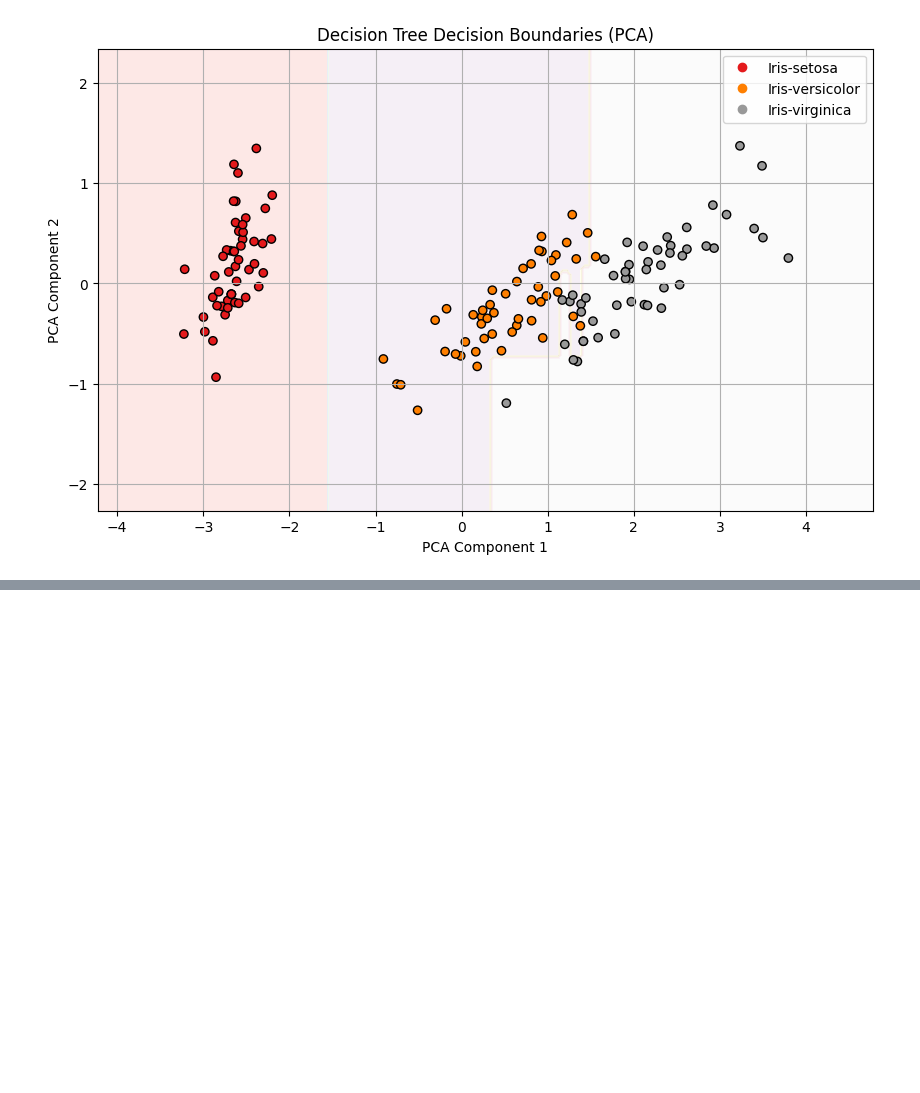
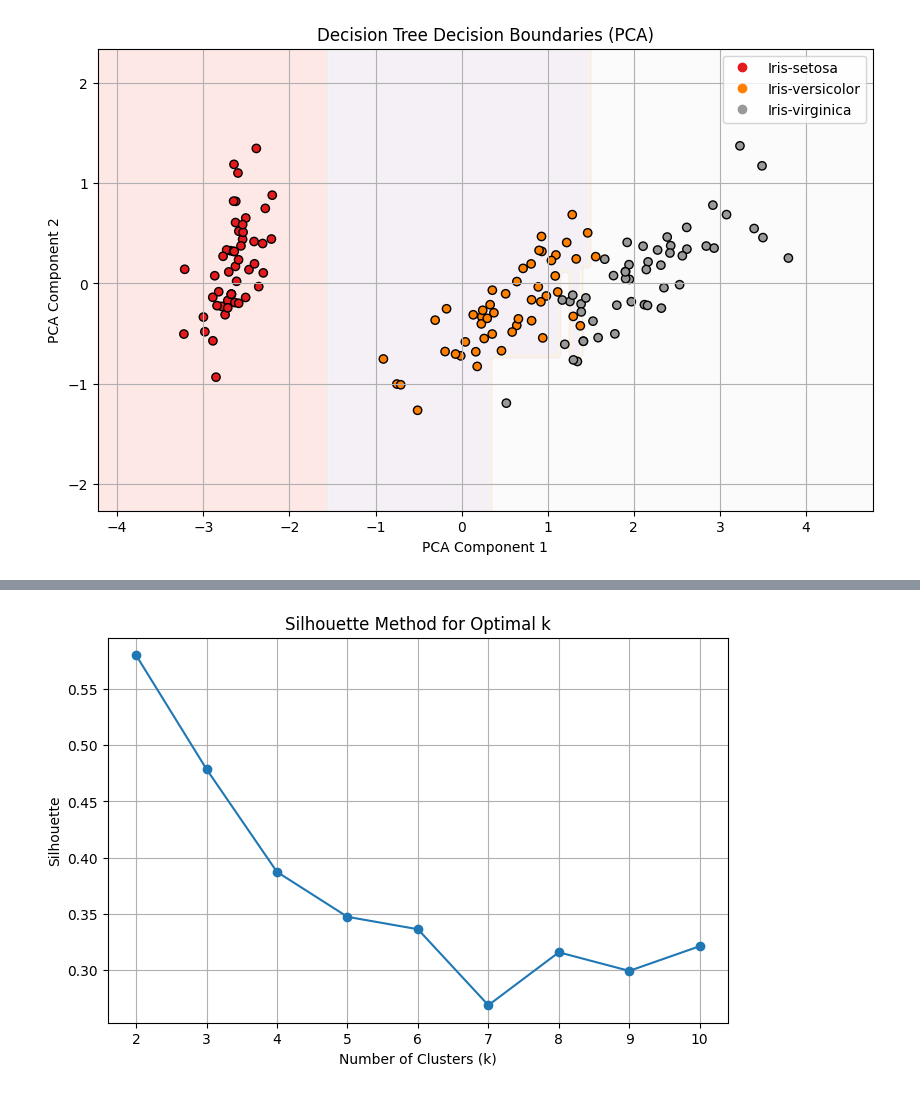
Before and after one commit to RinorRexhaj/MLM, a Jupyter notebook: Project.ipynb, the cells around one changed output, grey strips where cells are left out. Cells and saved outputs as stored; diff of their text form; code cells hidden in the pictures; blank space fills up the shorter version.

```diff
--- a/Project.ipynb
+++ b/Project.ipynb
@@ -518,0 +552,18 @@ weighted avg       1.00      1.00      1.00        30
+# %%
+# Clustering - Silhouette Method
+silhouettes = []
+k_values = range(2, 11)
+for k in k_values:
+    kmeans = KMeans(n_clusters=k, random_state=42)
+    kmeans.fit(X_scaled)
+    silhouettes.append(silhouette_score(X_scaled, kmeans.labels_, metric='euclidean'))
+
+plt.figure(figsize=(8, 5))
+plt.plot(k_values, silhouettes, marker='o')
+plt.title('Silhouette Method for Optimal k')
+plt.xlabel('Number of Clusters (k)')
+plt.ylabel('Silhouette')
+plt.grid(True)
+plt.show()
+# %% [output]
+[figure, added]
```
Also changed, not shown: parts of 13 cells of this notebook, 1 other file.
